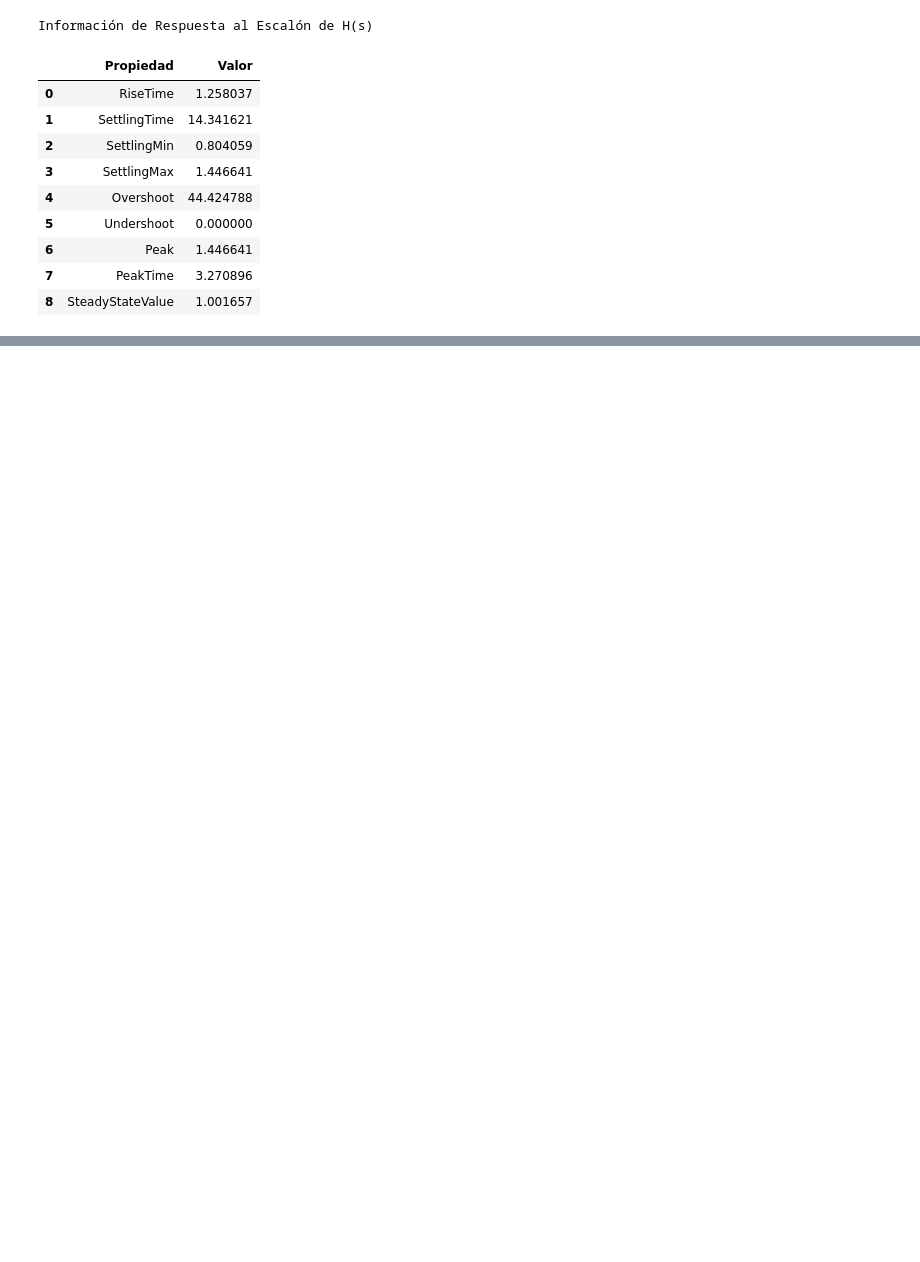
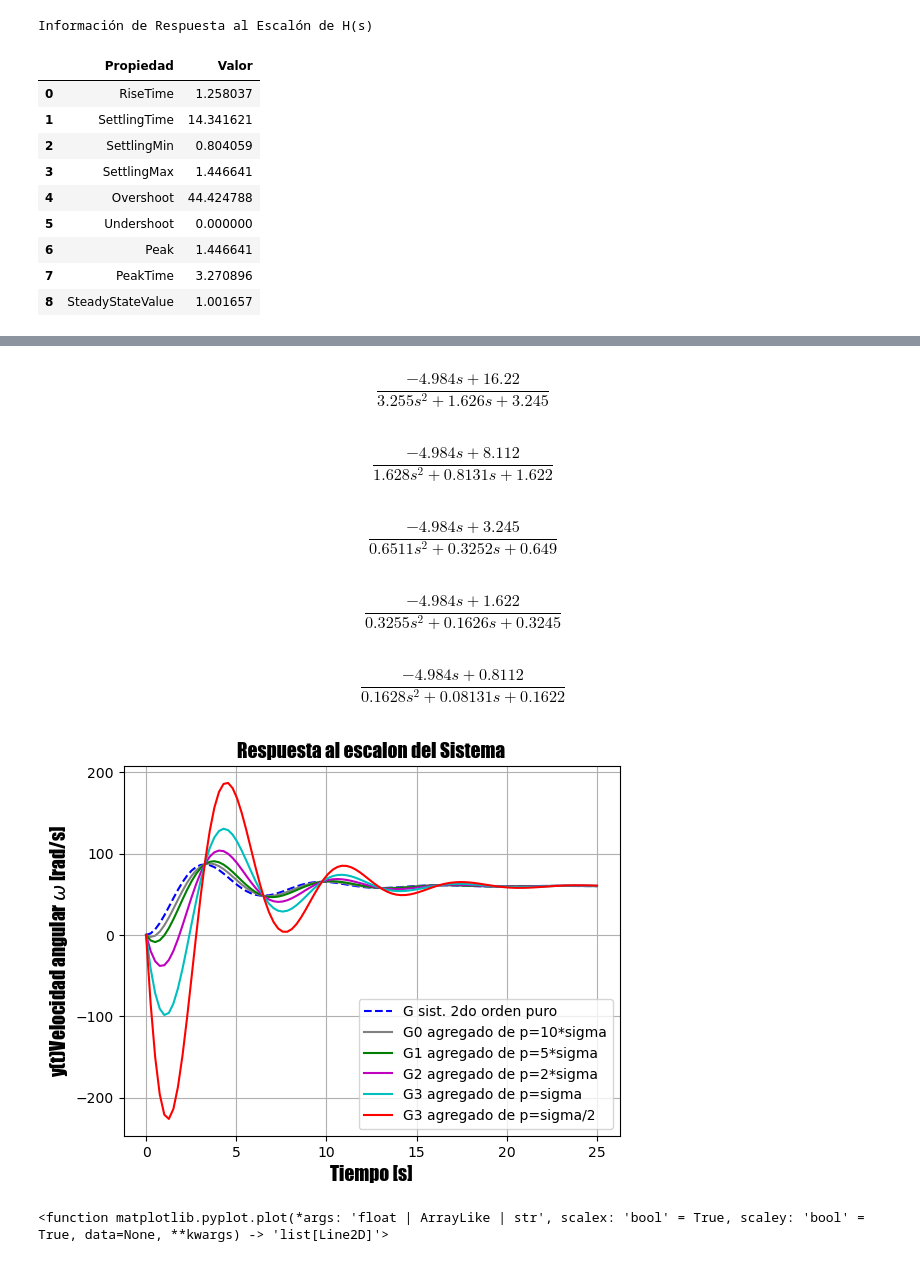
Before and after one commit to CusaTadeo/Control_2024, a Jupyter notebook: TP2/TP2_Ejercicio-4.ipynb, the cells around one changed output, grey strips where cells are left out. Saved outputs shown, nothing was run; the diff lists cells and outputs as text; code cells hidden in the pictures; blank space fills up the shorter version.

```diff
--- a/TP2/TP2_Ejercicio-4.ipynb
+++ b/TP2/TP2_Ejercicio-4.ipynb
@@ -110,0 +388,61 @@ Información de Respuesta al Escalón de H(s)
+# %%
+c=10*sigma
+s = ct.tf('s')
+F0= K*(wn**2)*(-s/c+1)/((s**2+2*zeta*wn*s+wn**2))
+F0
+# %% [output]
+$$\frac{-4.984 s + 16.22}{3.255 s^2 + 1.626 s + 3.245}$$
+# %%
+c=5*sigma
+s = ct.tf('s')
+F1= K*(wn**2)*(-s/c+1)/((s**2+2*zeta*wn*s+wn**2))
+F1
+# %% [output]
+$$\frac{-4.984 s + 8.112}{1.628 s^2 + 0.8131 s + 1.622}$$
+# %%
+c=2*sigma
+s = ct.tf('s')
+F2= K*(wn**2)*(-s/c+1)/((s**2+2*zeta*wn*s+wn**2))
+F2
+# %% [output]
+$$\frac{-4.984 s + 3.245}{0.6511 s^2 + 0.3252 s + 0.649}$$
+# %%
+c=sigma
+s = ct.tf('s')
+F3= K*(wn**2)*(-s/c+1)/((s**2+2*zeta*wn*s+wn**2))
+F3
+# %% [output]
+$$\frac{-4.984 s + 1.622}{0.3255 s^2 + 0.1626 s + 0.3245}$$
+# %%
+c=sigma/2
+s = ct.tf('s')
+F4= K*(wn**2)*(-s/c+1)/((s**2+2*zeta*wn*s+wn**2))
+F4
+# %% [output]
+$$\frac{-4.984 s + 0.8112}{0.1628 s^2 + 0.08131 s + 0.1622}$$
+# %%
+t1 = np.linspace(0, 25, 100)
+t,y=ct.step_response(H*12, T=t1)
+t,y10=ct.step_response(F0*12, T=t1)
+t,y11=ct.step_response(F1*12, T=t1)
+t,y12=ct.step_response(F2*12, T=t1)
+t,y13=ct.step_response(F3*12, T=t1)
+t,y14=ct.step_response(F4*12, T=t1)
+
+
+plt.plot(t, y, color="b",linestyle='--', label = 'G sist. 2do orden puro')
+plt.plot(t, y10, color="gray", label = 'G0 agregado de p=10*sigma')
+plt.plot(t, y11, color="g", label = 'G1 agregado de p=5*sigma')
+plt.plot(t, y12, color="m", label = 'G2 agregado de p=2*sigma')
+plt.plot(t, y13, color="c", label = 'G3 agregado de p=sigma')
+plt.plot(t, y14, color="r", label = 'G3 agregado de p=sigma/2')
+plt.xlabel('Tiempo [s]', fontdict=fuente)
+plt.ylabel(r'y(t)Velocidad angular $\omega$ [rad/s]', fontdict=fuente)
+plt.title('Respuesta al escalon del Sistema', fontdict=fuente)
+plt.grid()
+plt.legend(loc=4)
+plt.show()
+plt.plot
+# %% [output]
+[figure, added]
+<function matplotlib.pyplot.plot(*args: 'float | ArrayLike | str', scalex: 'bool' = True, scaley: 'bool' = True, data=None, **kwargs) -> 'list[Line2D]'>
```
Also changed, not shown: parts of 41 cells of this notebook, 1 other file.
